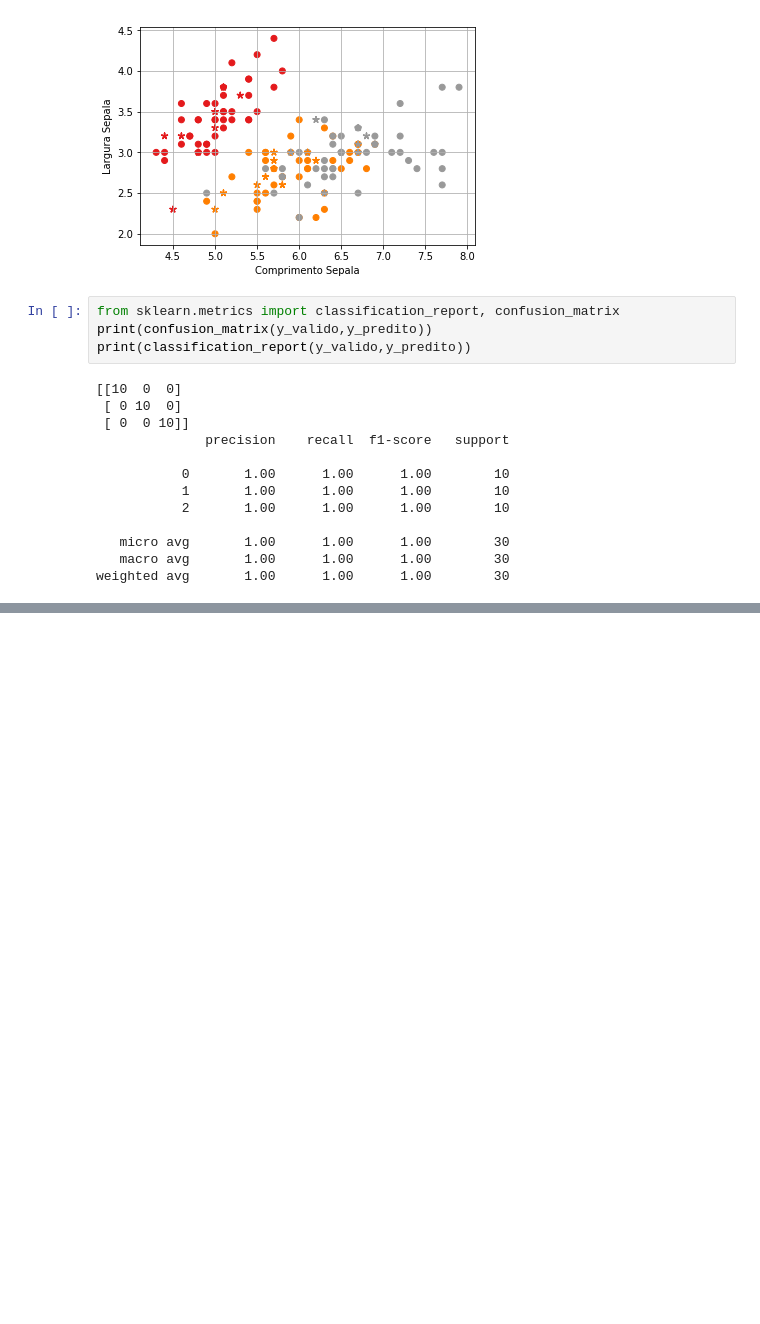
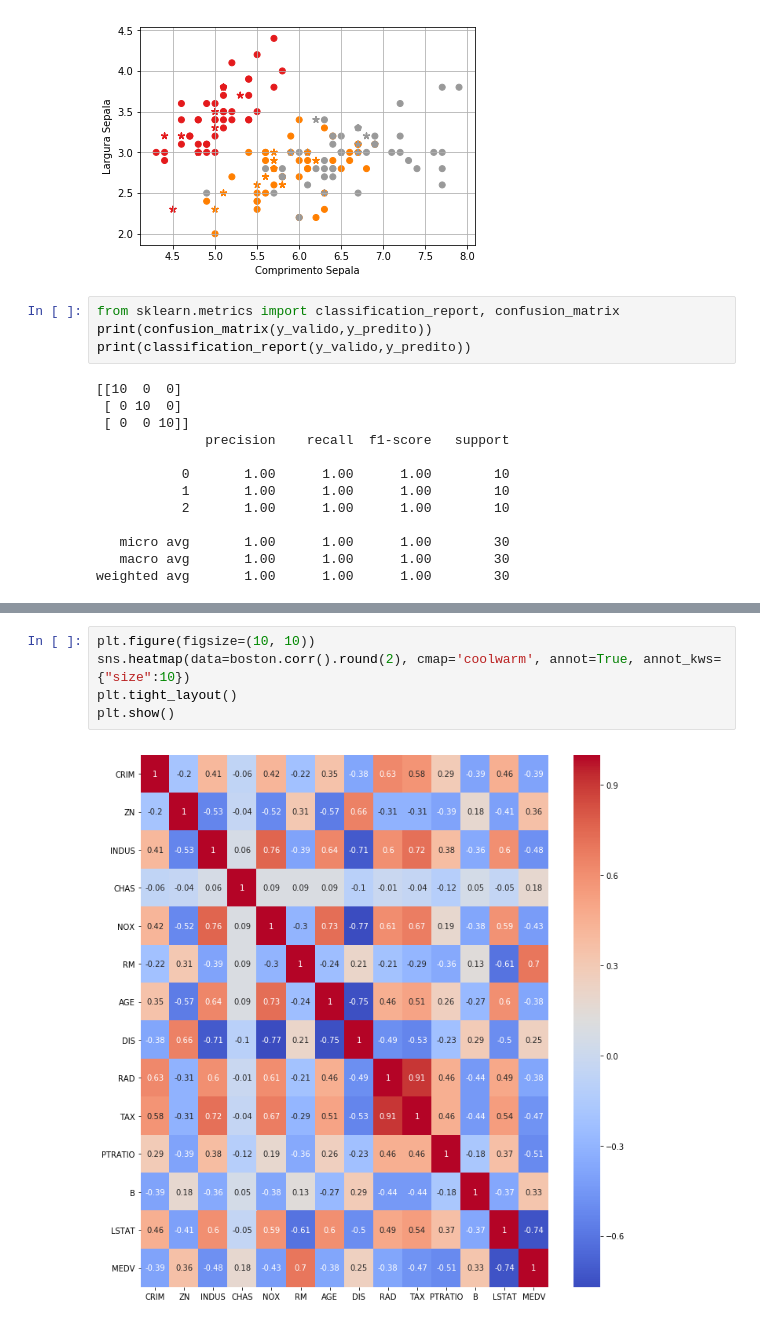
Before and after one commit to camilalopes/genetico, a Jupyter notebook: aprendizagem/apresentacao.ipynb, the cells around one changed output, grey strips where cells are left out. Saved outputs shown, nothing was run; the diff lists cells and outputs as text; blank space fills up the shorter version.

```diff
--- a/aprendizagem/apresentacao.ipynb
+++ b/aprendizagem/apresentacao.ipynb
@@ -95,0 +148,7 @@ plt.show()
+# %%
+plt.figure(figsize=(10, 10))
+sns.heatmap(data=boston.corr().round(2), cmap='coolwarm', annot=True, annot_kws={"size":10})
+plt.tight_layout()
+plt.show()
+# %% [output]
+[figure, added]
```
Also changed, not shown: parts of 14 cells of this notebook, 1 other file.
